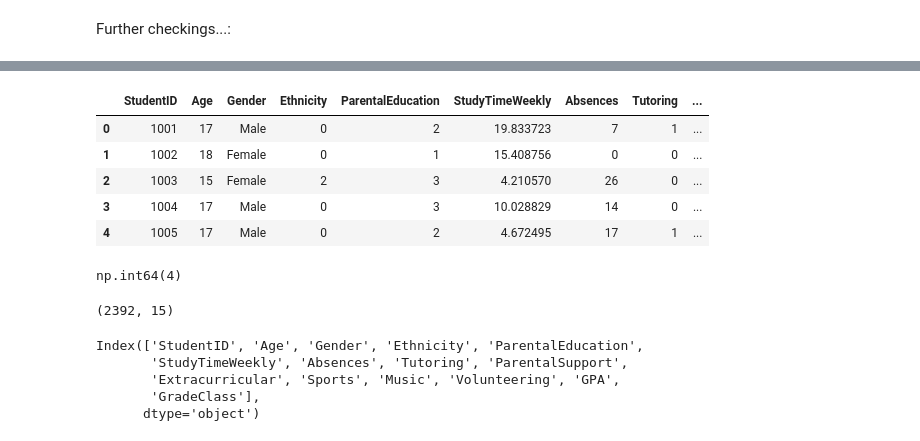
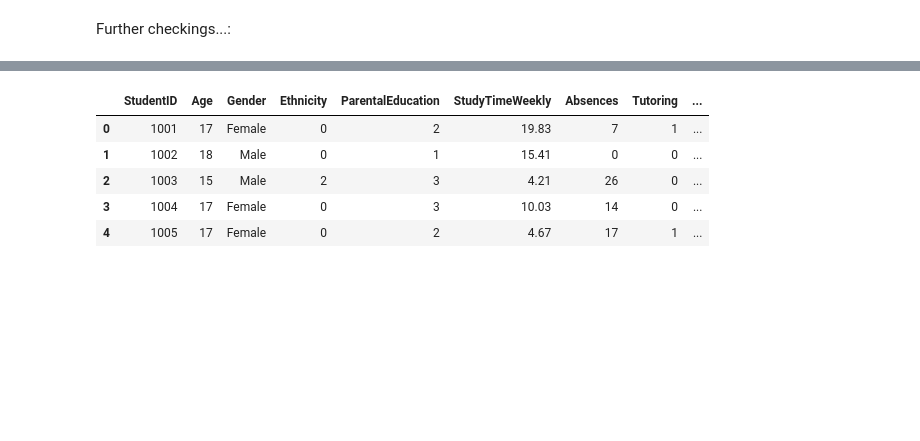
Before and after one commit to Sydney205/student_performance_analysis, a Jupyter notebook: student_performance_eda.ipynb, the cells around one changed output, grey strips where cells are left out. Saved outputs shown, nothing was run; the diff lists cells and outputs as text; code cells hidden in the pictures; blank space fills up the shorter version.

```diff
--- a/student_performance_eda.ipynb
+++ b/student_performance_eda.ipynb
@@ -100,27 +112,10 @@ memory usage: 280.4 KB
 # %%
-df['Gender'] = df['Gender'].astype(int).map({0: 'Female', 1: 'Male'})
-df['GPA'] = df['GPA'].round(2)
+df[['GPA', 'StudyTimeWeekly']] = df[['GPA', 'StudyTimeWeekly']].round(2)
 df.head()
 # %% [output]
 |  | StudentID | Age | Gender | Ethnicity | ParentalEducation | StudyTimeWeekly | Absences | Tutoring | ... |
-| 0 | 1001 | 17 | Male | 0 | 2 | 19.833723 | 7 | 1 | ... |
-| 1 | 1002 | 18 | Female | 0 | 1 | 15.408756 | 0 | 0 | ... |
-| 2 | 1003 | 15 | Female | 2 | 3 | 4.210570 | 26 | 0 | ... |
-| 3 | 1004 | 17 | Male | 0 | 3 | 10.028829 | 14 | 0 | ... |
-| 4 | 1005 | 17 | Male | 0 | 2 | 4.672495 | 17 | 1 | ... |
+| 0 | 1001 | 17 | Female | 0 | 2 | 19.83 | 7 | 1 | ... |
+| 1 | 1002 | 18 | Male | 0 | 1 | 15.41 | 0 | 0 | ... |
+| 2 | 1003 | 15 | Male | 2 | 3 | 4.21 | 26 | 0 | ... |
+| 3 | 1004 | 17 | Female | 0 | 3 | 10.03 | 14 | 0 | ... |
+| 4 | 1005 | 17 | Female | 0 | 2 | 4.67 | 17 | 1 | ... |
-# %%
-df["ParentalSupport"].max()
-# %% [output]
-np.int64(4)
-# %%
-df.shape
-# %% [output]
-(2392, 15)
-# %%
-df.columns
-# %% [output]
-Index(['StudentID', 'Age', 'Gender', 'Ethnicity', 'ParentalEducation',
-       'StudyTimeWeekly', 'Absences', 'Tutoring', 'ParentalSupport',
-       'Extracurricular', 'Sports', 'Music', 'Volunteering', 'GPA',
-       'GradeClass'],
-      dtype='object')
```
Also changed, not shown: parts of 4 cells of this notebook.
